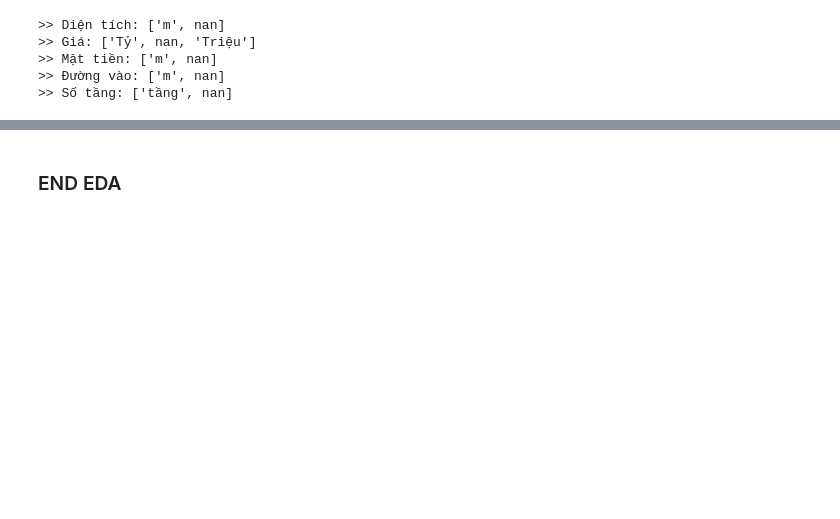
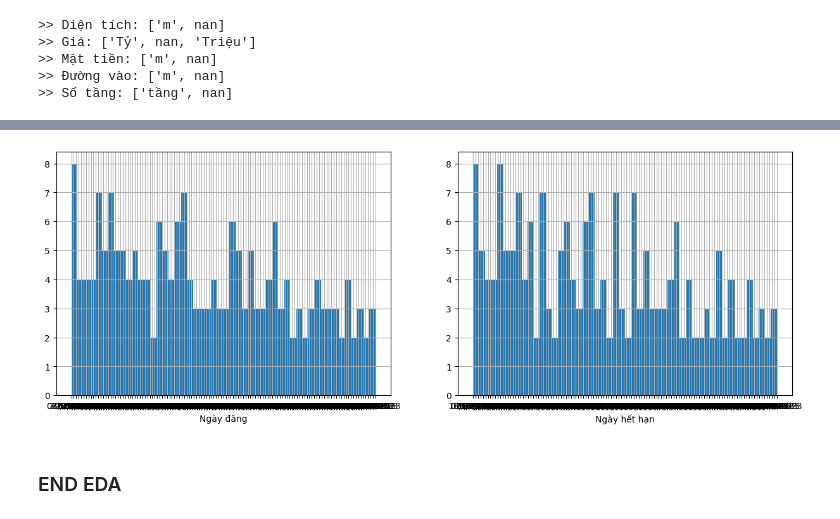
Before and after one commit to thiemcun203/Real-Estate-Price-Prediction, a Jupyter notebook: house_price_eda/analyze_data.ipynb, the cells around one changed output, grey strips where cells are left out. Cells and saved outputs as stored; diff of their text form; code cells hidden in the pictures; blank space fills up the shorter version.

```diff
--- a/house_price_eda/analyze_data.ipynb
+++ b/house_price_eda/analyze_data.ipynb
@@ -123,2 +160,16 @@ Name: count, dtype: int64
+# %%
+# Plot histogram of the date the ad was posted, and the date the ad is due, with x-axis in order
+fig, axes = plt.subplots(1, 2, figsize=(15, 5))
+house_data['Ngày đăng'].hist(ax=axes[0], bins=50)
+axes[0].set_xlabel('Ngày đăng')
+house_data['Ngày hết hạn'].hist(ax=axes[1], bins=50)
+axes[1].set_xlabel('Ngày hết hạn')
+
+plt.show()
+
+# --- MAYBE IT'D BE BETTER JUST TO TAKE THE MONTH AND YEAR OF THE DATE ---
+# --- AND THEN PLOT A LINE GRAPH OF THE NUMBER OF ADS POSTED PER MONTH/YEAR ---
+# %% [output]
+[figure, added]
 # %% [markdown]
 ### END EDA
```
Also changed, not shown: parts of 9 cells of this notebook.
